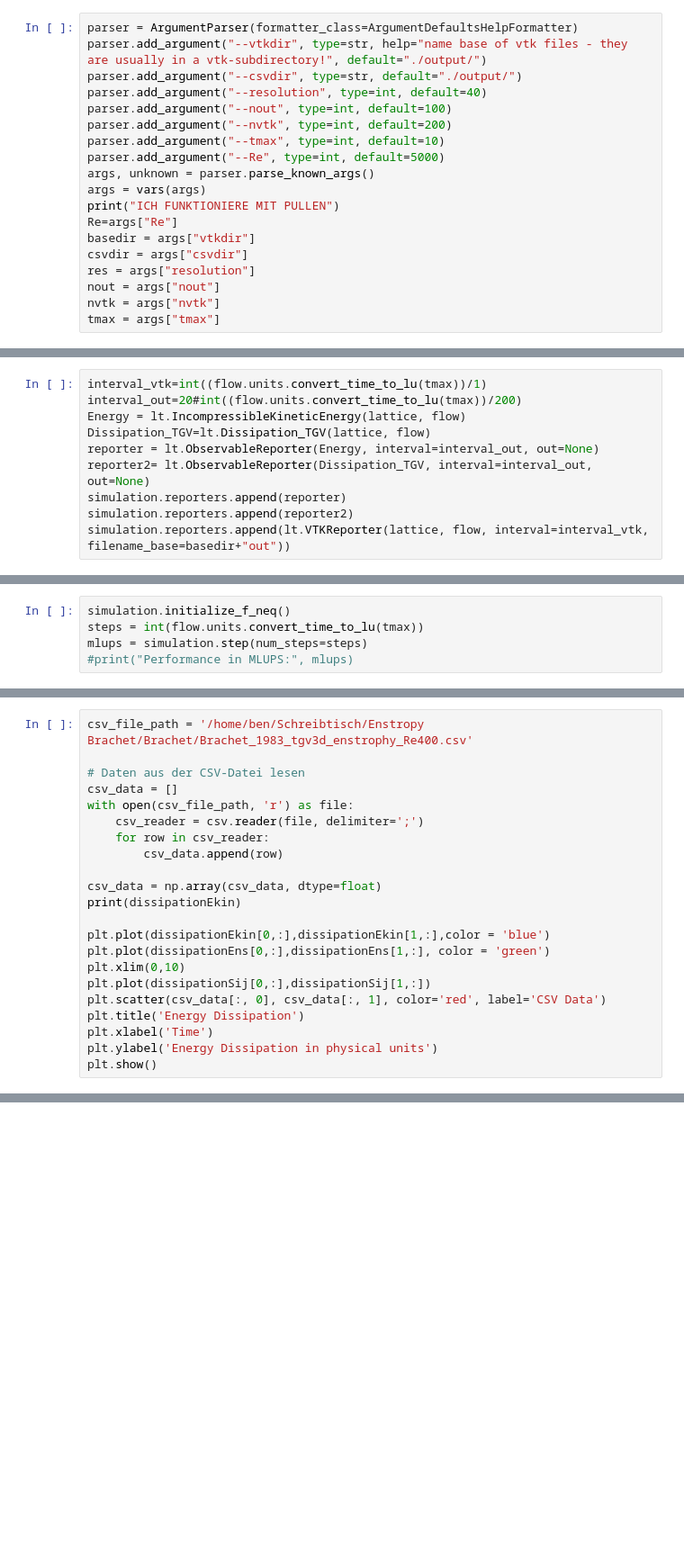
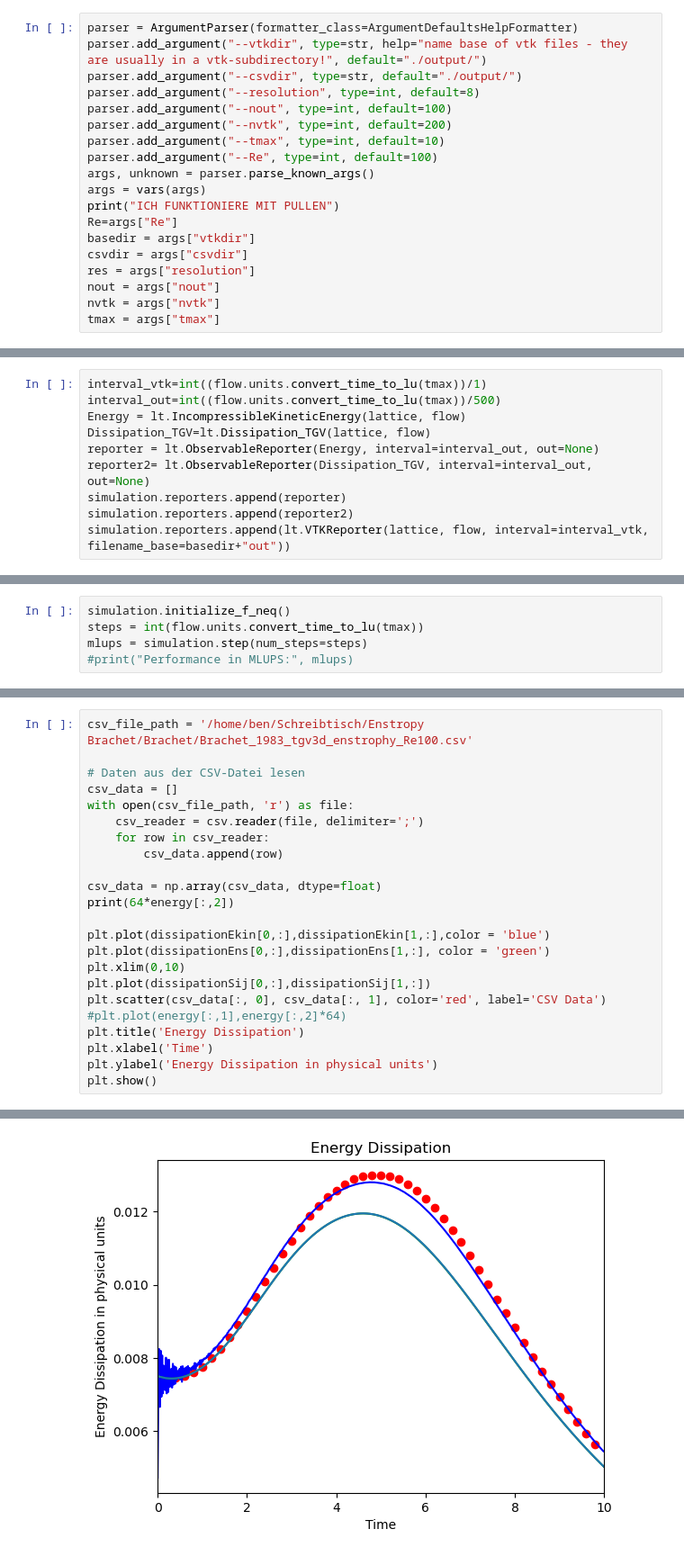
Before and after one commit to McBs/lettuce, a Jupyter notebook: examples/ReducedTGVSimulation.ipynb, the cells around one changed output, grey strips where cells are left out. Shown at 90% size. Cells and saved outputs as stored; diff of their text form; blank space fills up the shorter version.

```diff
--- a/examples/ReducedTGVSimulation.ipynb
+++ b/examples/ReducedTGVSimulation.ipynb
@@ -10,11 +10,11 @@ from argparse import ArgumentParser, ArgumentDefaultsHelpFormatter
 parser = ArgumentParser(formatter_class=ArgumentDefaultsHelpFormatter)
 parser.add_argument("--vtkdir", type=str, help="name base of vtk files - they are usually in a vtk-subdirectory!", default="./output/")
 parser.add_argument("--csvdir", type=str, default="./output/")
-parser.add_argument("--resolution", type=int, default=40)
+parser.add_argument("--resolution", type=int, default=8)
 parser.add_argument("--nout", type=int, default=100)
 parser.add_argument("--nvtk", type=int, default=200)
 parser.add_argument("--tmax", type=int, default=10)
-parser.add_argument("--Re", type=int, default=5000)
+parser.add_argument("--Re", type=int, default=100)
 args, unknown = parser.parse_known_args()
 args = vars(args)
 print("ICH FUNKTIONIERE MIT PULLEN")
@@ -43,6 +42,6 @@ simulation = lt.SimulationReducedTGV(flow=flow, lattice=lattice, collision=colli
 # %%
 interval_vtk=int((flow.units.convert_time_to_lu(tmax))/1)
-interval_out=20#int((flow.units.convert_time_to_lu(tmax))/200)
+interval_out=int((flow.units.convert_time_to_lu(tmax))/500)
 Energy = lt.IncompressibleKineticEnergy(lattice, flow)
 Dissipation_TGV=lt.Dissipation_TGV(lattice, flow)
 reporter = lt.ObservableReporter(Energy, interval=interval_out, out=None)
@@ -97,5 +101,5 @@ with open(csvdir + 'DissipationSij.csv', 'w', newline='') as file:
 # %%
-csv_file_path = '/home/ben/Schreibtisch/Enstropy Brachet/Brachet/Brachet_1983_tgv3d_enstrophy_Re400.csv'
+csv_file_path = '/home/ben/Schreibtisch/Enstropy Brachet/Brachet/Brachet_1983_tgv3d_enstrophy_Re100.csv'
 
 # Daten aus der CSV-Datei lesen
 csv_data = []
@@ -105,14 +109,16 @@ with open(csv_file_path, 'r') as file:
         csv_data.append(row)
 
 csv_data = np.array(csv_data, dtype=float)
-print(dissipationEkin)
+print(64*energy[:,2])
 
 plt.plot(dissipationEkin[0,:],dissipationEkin[1,:],color = 'blue')
 plt.plot(dissipationEns[0,:],dissipationEns[1,:], color = 'green')
 plt.xlim(0,10)
 plt.plot(dissipationSij[0,:],dissipationSij[1,:])
 plt.scatter(csv_data[:, 0], csv_data[:, 1], color='red', label='CSV Data')
+#plt.plot(energy[:,1],energy[:,2]*64)
 plt.title('Energy Dissipation')
 plt.xlabel('Time')
 plt.ylabel('Energy Dissipation in physical units')
 plt.show()
+# %% [output]
@@ -118,0 +142 @@ plt.show()
+[figure, added]
```
Also changed, not shown: parts of 4 cells of this notebook, 3 other files.
